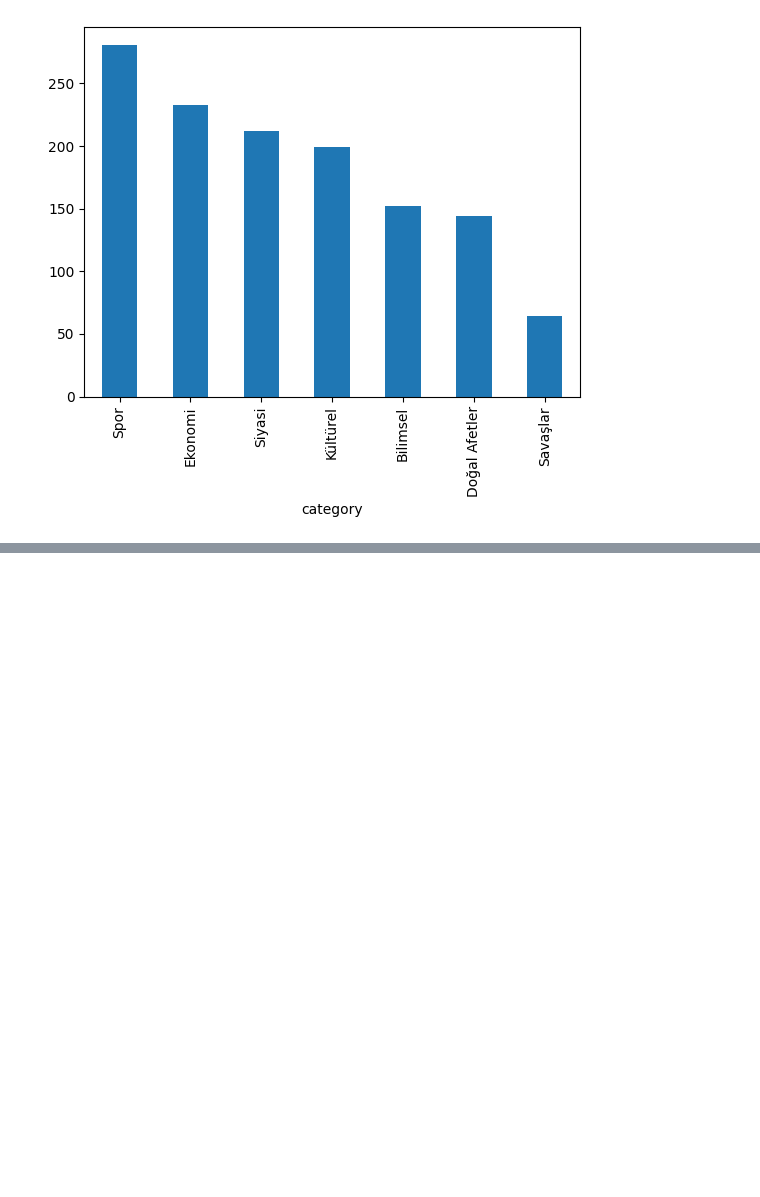
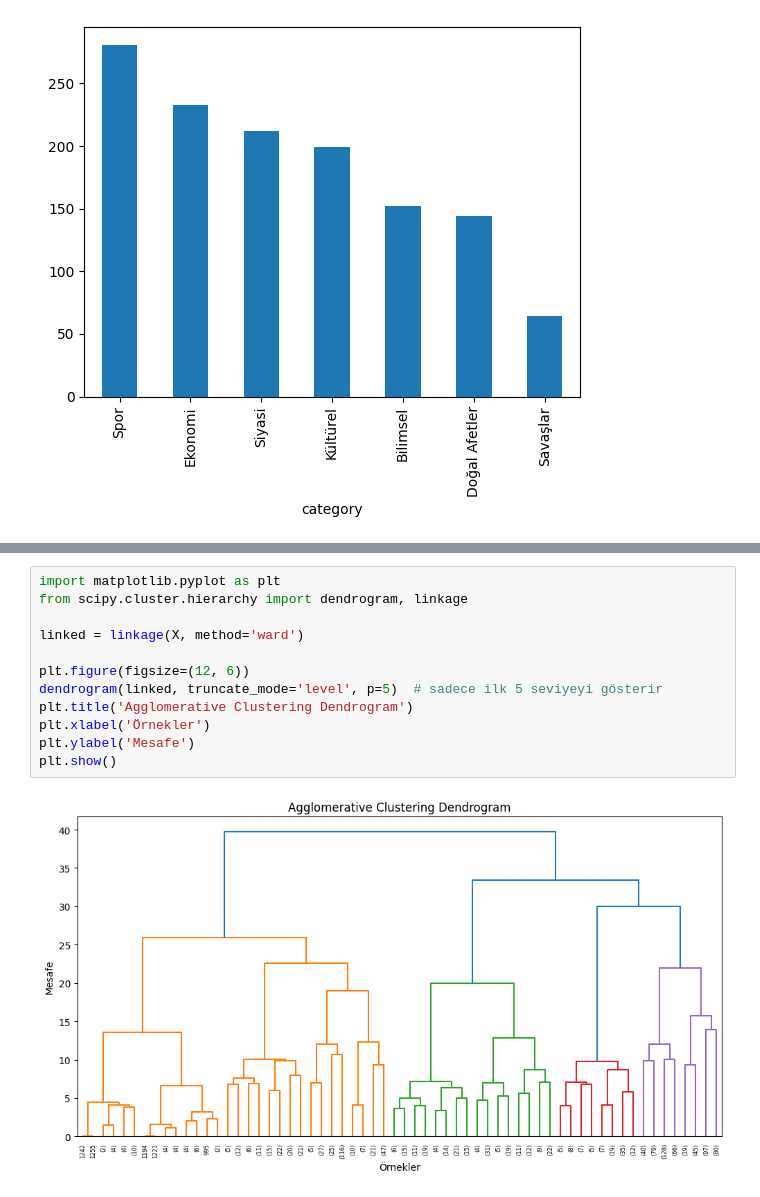
Before and after one commit to uslanozan/Dejaview-CENG3522, a Jupyter notebook: Notebooks/Transformer-Based/agglomerative_clustering.ipynb, the cells around one changed output, grey strips where cells are left out. Drawn from its saved outputs; the diff is of its cells as text; blank space fills up the shorter version.

```diff
--- a/Notebooks/Transformer-Based/agglomerative_clustering.ipynb
+++ b/Notebooks/Transformer-Based/agglomerative_clustering.ipynb
@@ -248,0 +270,14 @@ Yüklenen model içeriği: AgglomerativeClustering(n_clusters=7)
+# %%
+import matplotlib.pyplot as plt
+from scipy.cluster.hierarchy import dendrogram, linkage
+
+linked = linkage(X, method='ward')
+
+plt.figure(figsize=(12, 6))
+dendrogram(linked, truncate_mode='level', p=5)  # sadece ilk 5 seviyeyi gösterir
+plt.title('Agglomerative Clustering Dendrogram')
+plt.xlabel('Örnekler')
+plt.ylabel('Mesafe')
+plt.show()
+# %% [output]
+[figure, added]
```
Also changed, not shown: parts of 9 cells of this notebook, 10 other files.
